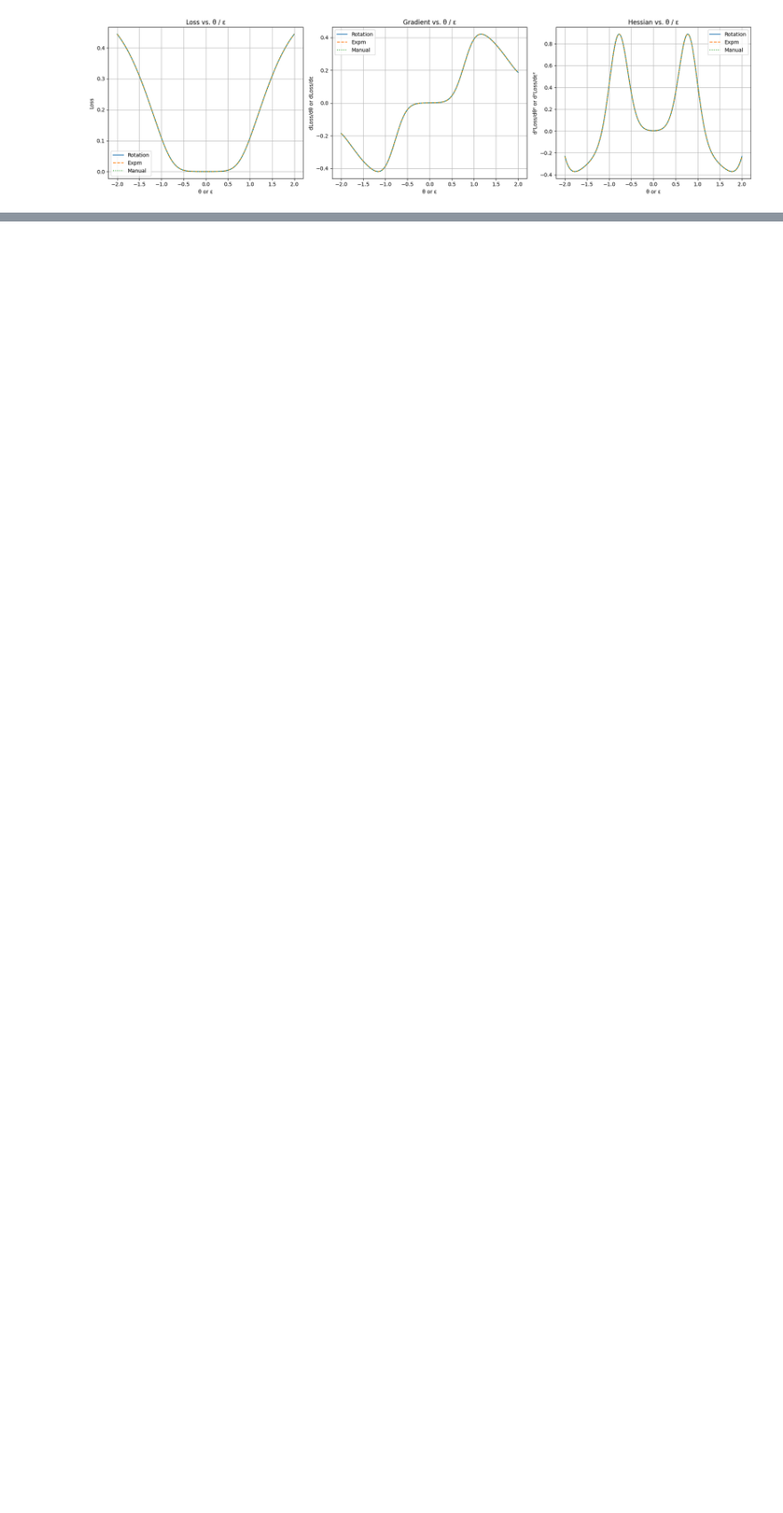
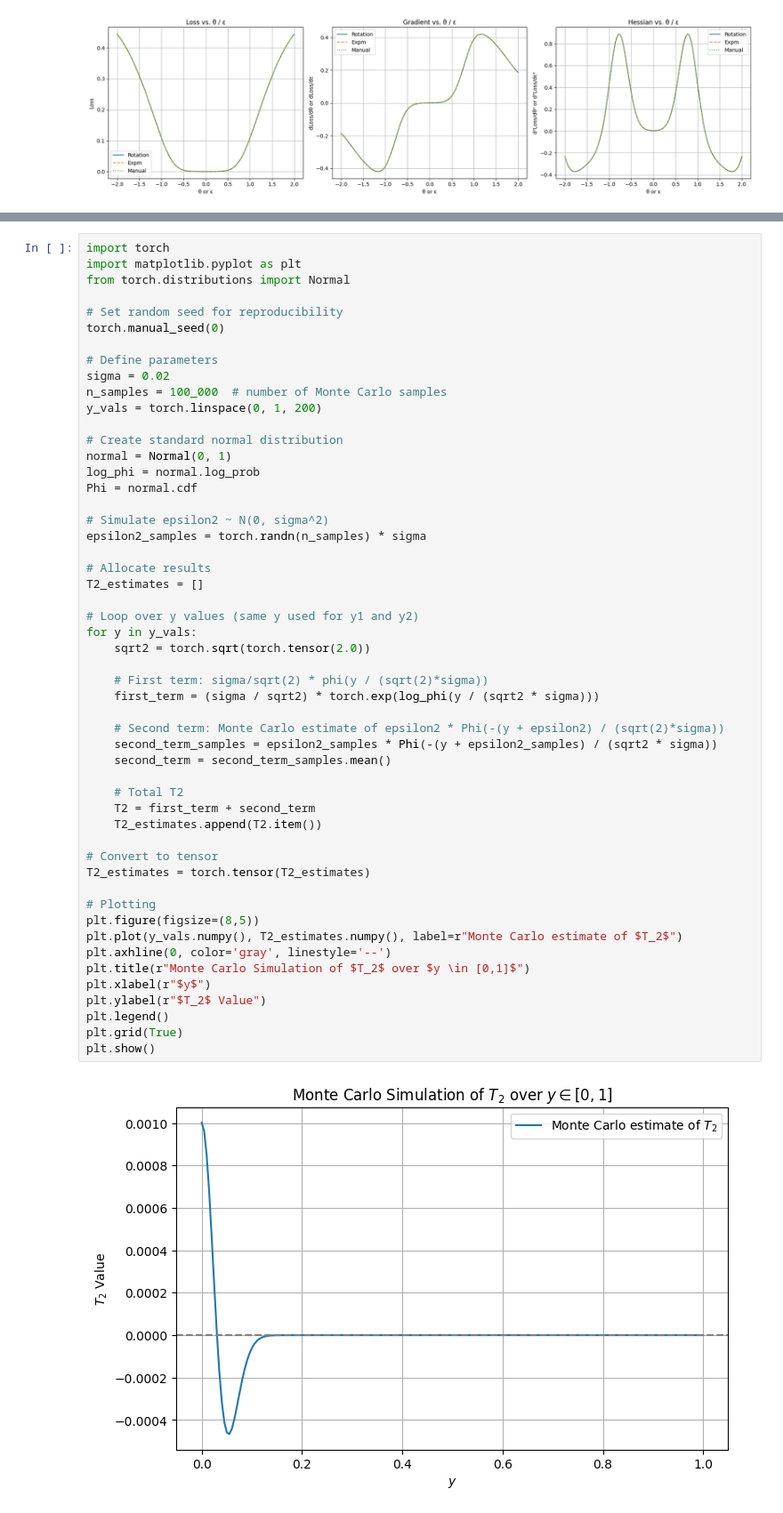
Before and after one commit to Shiwen-Yang/SCOPE, a Jupyter notebook: sanity_checks.ipynb, the cells around one changed output, grey strips where cells are left out. Shown at 89% size. Cells and saved outputs as stored; diff of their text form; blank space fills up the shorter version.

```diff
--- a/sanity_checks.ipynb
+++ b/sanity_checks.ipynb
@@ -237,0 +266,54 @@ plt.show()
+# %%
+import torch
+import matplotlib.pyplot as plt
+from torch.distributions import Normal
+
+# Set random seed for reproducibility
+torch.manual_seed(0)
+
+# Define parameters
+sigma = 0.02
+n_samples = 100_000  # number of Monte Carlo samples
+y_vals = torch.linspace(0, 1, 200)
+
+# Create standard normal distribution
+normal = Normal(0, 1)
+log_phi = normal.log_prob
+Phi = normal.cdf
+
+# Simulate epsilon2 ~ N(0, sigma^2)
+epsilon2_samples = torch.randn(n_samples) * sigma
+
+# Allocate results
+T2_estimates = []
+
+# Loop over y values (same y used for y1 and y2)
+for y in y_vals:
+    sqrt2 = torch.sqrt(torch.tensor(2.0))
+
+    # First term: sigma/sqrt(2) * phi(y / (sqrt(2)*sigma))
+    first_term = (sigma / sqrt2) * torch.exp(log_phi(y / (sqrt2 * sigma)))
+
+    # Second term: Monte Carlo estimate of epsilon2 * Phi(-(y + epsilon2) / (sqrt(2)*sigma))
+    second_term_samples = epsilon2_samples * Phi(-(y + epsilon2_samples) / (sqrt2 * sigma))
+    second_term = second_term_samples.mean()
+
+    # Total T2
+    T2 = first_term + second_term
+    T2_estimates.append(T2.item())
+
+# Convert to tensor
+T2_estimates = torch.tensor(T2_estimates)
+
+# Plotting
+plt.figure(figsize=(8,5))
+plt.plot(y_vals.numpy(), T2_estimates.numpy(), label=r"Monte Carlo estimate of $T_2$")
+plt.axhline(0, color='gray', linestyle='--')
+plt.title(r"Monte Carlo Simulation of $T_2$ over $y \in [0,1]$")
+plt.xlabel(r"$y$")
+plt.ylabel(r"$T_2$ Value")
+plt.legend()
+plt.grid(True)
+plt.show()
+# %% [output]
+[figure, added]
```
Also changed, not shown: parts of 3 cells of this notebook, 1 other file.
